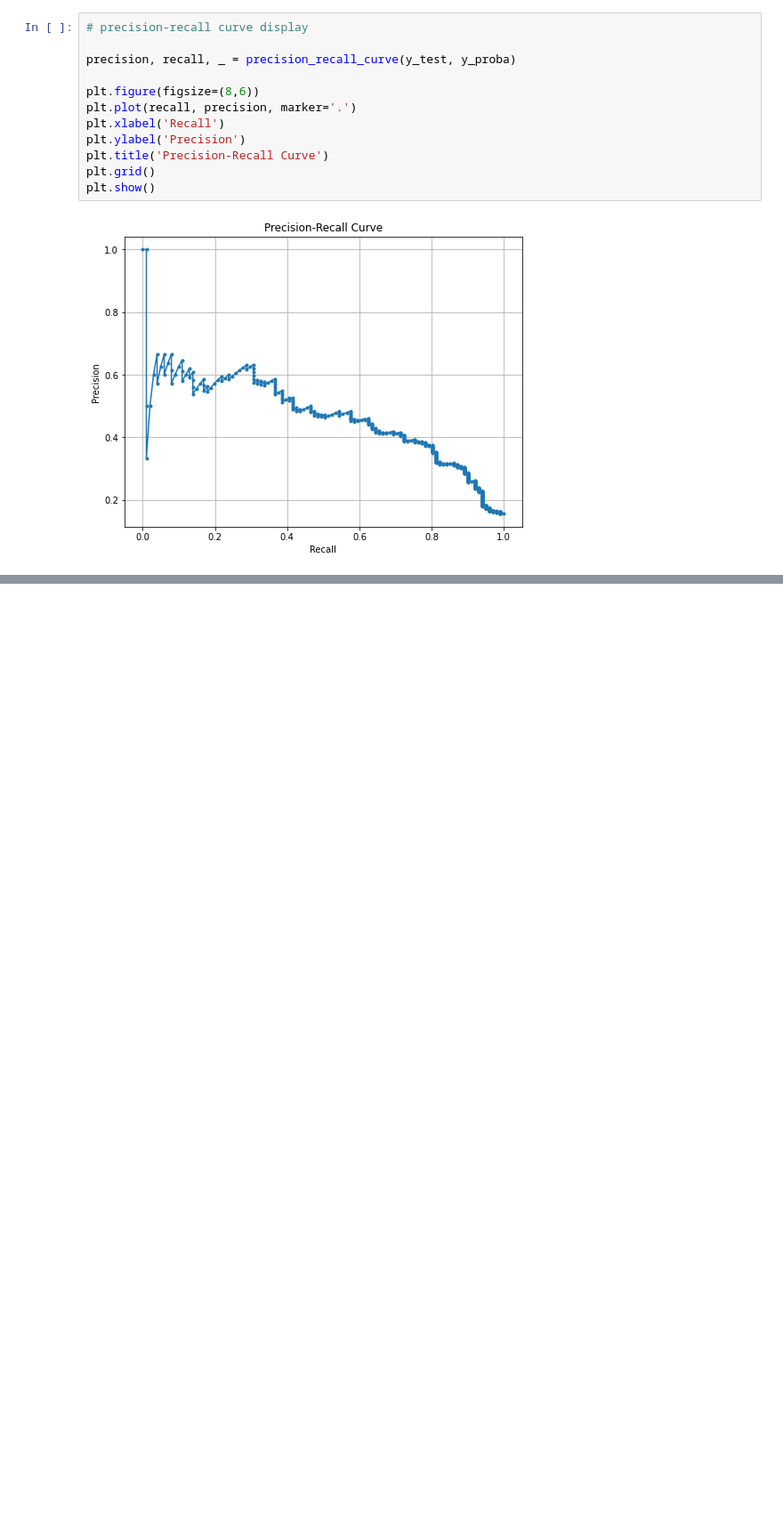
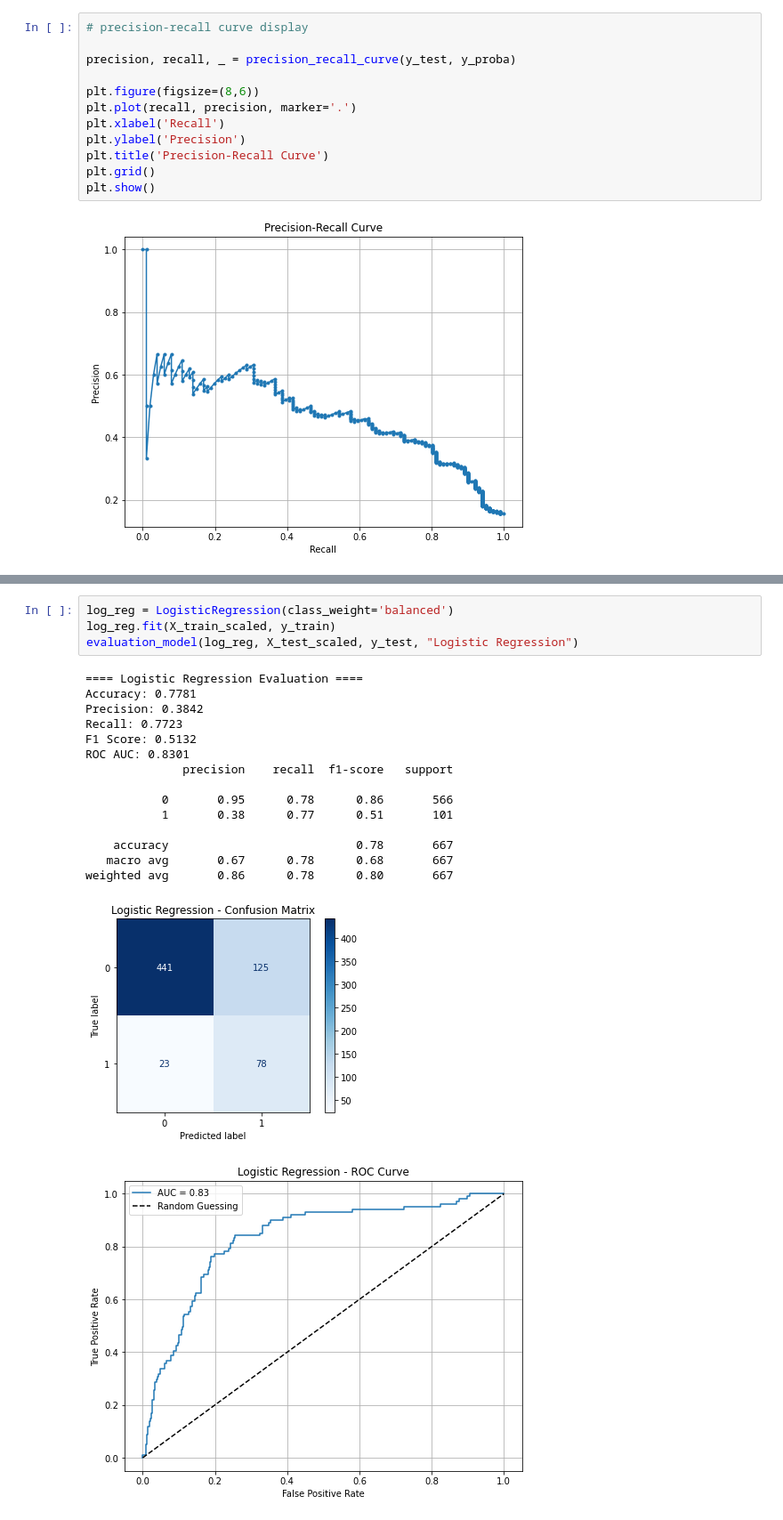
Before and after one commit to CWanderi/P3-Project, a Jupyter notebook: SyriaTel_Customer_Churn_Analysis.ipynb, the cells around one changed output, grey strips where cells are left out. Shown at 89% size. Saved outputs shown, nothing was run; the diff lists cells and outputs as text; blank space fills up the shorter version.

```diff
--- a/SyriaTel_Customer_Churn_Analysis.ipynb
+++ b/SyriaTel_Customer_Churn_Analysis.ipynb
@@ -250,0 +302,21 @@ plt.show()
+# %%
+log_reg = LogisticRegression(class_weight='balanced')
+log_reg.fit(X_train_scaled, y_train)
+evaluation_model(log_reg, X_test_scaled, y_test, "Logistic Regression")
+# %% [output]
+==== Logistic Regression Evaluation ====
+Accuracy: 0.7781
+Precision: 0.3842
+Recall: 0.7723
+F1 Score: 0.5132
+ROC AUC: 0.8301
+              precision    recall  f1-score   support
+
+           0       0.95      0.78      0.86       566
+           1       0.38      0.77      0.51       101
+
+    accuracy                           0.78       667
+   macro avg       0.67      0.78      0.68       667
+weighted avg       0.86      0.78      0.80       667
+[figure, added]
+[figure, added]
```
Also changed, not shown: parts of 10 cells of this notebook.
